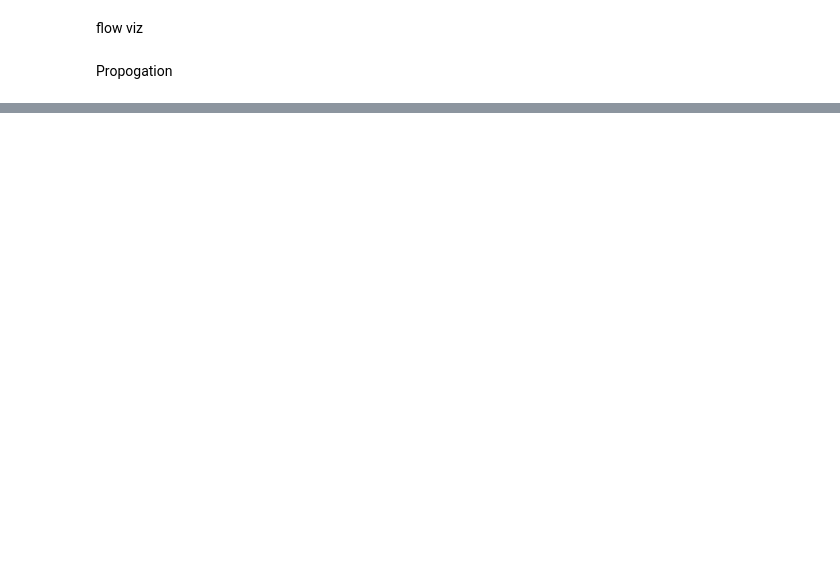
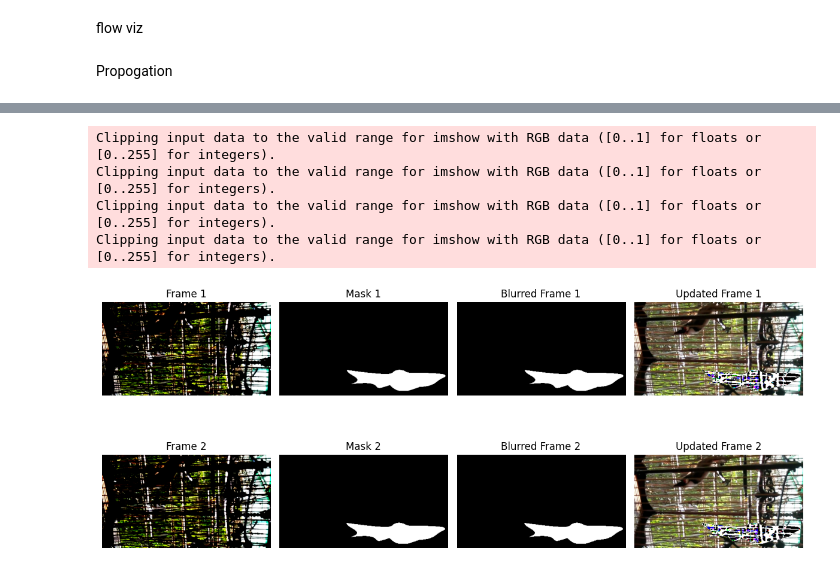
Before and after one commit to crispianm/DaBiT, a Jupyter notebook: xperiments.ipynb, the cells around one changed output, grey strips where cells are left out. Cells and saved outputs as stored; diff of their text form; code cells hidden in the pictures; blank space fills up the shorter version.

```diff
--- a/xperiments.ipynb
+++ b/xperiments.ipynb
@@ -204,3 +224,35 @@ comp_imgs = frames * (1.0 - masks) + pred_imgs * masks
+# %%
+img = 0
+
+
+fig, axs = plt.subplots(2, 4, figsize=(12, 6))
+
+for i in range(0,2):
+
+    axs[i, 0].imshow(frames[img][i].cpu().permute(1, 2, 0).numpy())
+    axs[i, 0].axis('off')
+    axs[i, 0].set_title(f'Frame {i+1}')
+
+    axs[i, 1].imshow(masks[img][i].cpu().squeeze().numpy(), cmap='gray')
+    axs[i, 1].axis('off')
+    axs[i, 1].set_title(f'Mask {i+1}')
+
+    axs[i, 2].imshow(updated_masks[img][i].cpu().numpy().transpose(1, 2, 0), cmap='gray')
+    axs[i, 2].axis('off')
+    axs[i, 2].set_title(f'Blurred Frame {i+1}')
+
+    axs[i, 3].imshow(updated_frames[img][i].cpu().numpy().transpose(1, 2, 0))
+    axs[i, 3].axis('off')
+    axs[i, 3].set_title(f'Updated Frame {i+1}')
+
+plt.tight_layout()
+plt.show()
+# %% [output]
+Clipping input data to the valid range for imshow with RGB data ([0..1] for floats or [0..255] for integers).
+Clipping input data to the valid range for imshow with RGB data ([0..1] for floats or [0..255] for integers).
+Clipping input data to the valid range for imshow with RGB data ([0..1] for floats or [0..255] for integers).
+Clipping input data to the valid range for imshow with RGB data ([0..1] for floats or [0..255] for integers).
+[figure, added]
 # %%
 masked_frames = updated_frames
 completed_depths = depths
```
Also changed, not shown: parts of 14 cells of this notebook, 9 other files.
